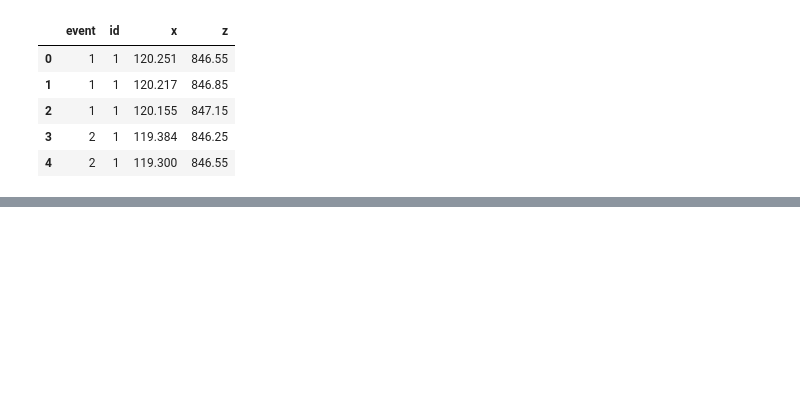
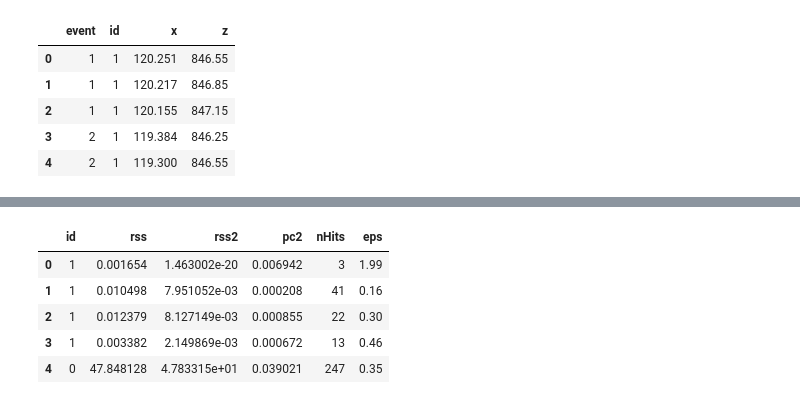
Before and after one commit to daanyaal1/Pandora-Masters-Project, a Jupyter notebook: Code/Analysis.ipynb, the cells around one changed output, grey strips where cells are left out. Drawn from its saved outputs; the diff is of its cells as text; code cells hidden in the pictures; blank space fills up the shorter version.

```diff
--- a/Code/Analysis.ipynb
+++ b/Code/Analysis.ipynb
@@ -45,0 +91,3 @@ pc2VarExplained
+# %%
+pivot_df = pivot_df.dropna()
+len(pivot_df)
@@ -45,0 +96,4 @@ pc2VarExplained
+# %%
+scaler = StandardScaler()
+scaler.fit(pivot_df[['rss','pc2', 'nHits']])
+pivot_df[['rss', 'pc2', 'nHits']] = scaler.transform(pivot_df[['rss','pc2', 'nHits']])
@@ -45,0 +130,2 @@ pc2VarExplained
+# %%
+epsList = findEps(df)
@@ -45,0 +150,18 @@ pc2VarExplained
+# %%
+def RSS(df):
+    '''Residual sum of squares for a fitted linear regression should be higher for showers than tracks'''
+    rssArray = []
+    for i in range(max(df.event)):
+        new_df = df.loc[df['event']==i+1]
+        x = np.array(new_df.x).reshape(-1,1)
+        x2 = np.multiply(np.array(new_df.x), np.array(new_df.x)).reshape(-1,1)
+        xx = [[x[i][0], x2[i][0]] for i in range(len(x))]
+        print(xx[0])
+        y = np.array(new_df.z).reshape(-1,1)
+        if x.shape==(0,1) or y.shape==(0,1):
+            continue
+        reg = LinearRegression().fit(xx, y)
+        y_pred = reg.predict(xx)
+        rssArray.append(mean_squared_error(y, y_pred))
+    return rssArray
+rss2 = RSS(df)
@@ -45,0 +177,17 @@ pc2VarExplained
+# %%
+pivot_df = pd.DataFrame(columns=['id', 'rss','rss2', 'pc2', 'nHits'])
+pivot_df['id'] = idList
+pivot_df['rss']=rss
+pivot_df['rss2']=rss2
+pivot_df['pc2']=pc2
+pivot_df['nHits'] = Variables.get_nHits(df)
+pivot_df['eps']=epsList
+pivot_df = pivot_df.dropna(0)
+pivot_df.head()
+# %% [output]
+|  | id | rss | rss2 | pc2 | nHits | eps |
+| 0 | 1 | 0.001654 | 1.463002e-20 | 0.006942 | 3 | 1.99 |
+| 1 | 1 | 0.010498 | 7.951052e-03 | 0.000208 | 41 | 0.16 |
+| 2 | 1 | 0.012379 | 8.127149e-03 | 0.000855 | 22 | 0.30 |
+| 3 | 1 | 0.003382 | 2.149869e-03 | 0.000672 | 13 | 0.46 |
+| 4 | 0 | 47.848128 | 4.783315e+01 | 0.039021 | 247 | 0.35 |
```
Also changed, not shown: parts of 19 cells of this notebook, 3 other files.
